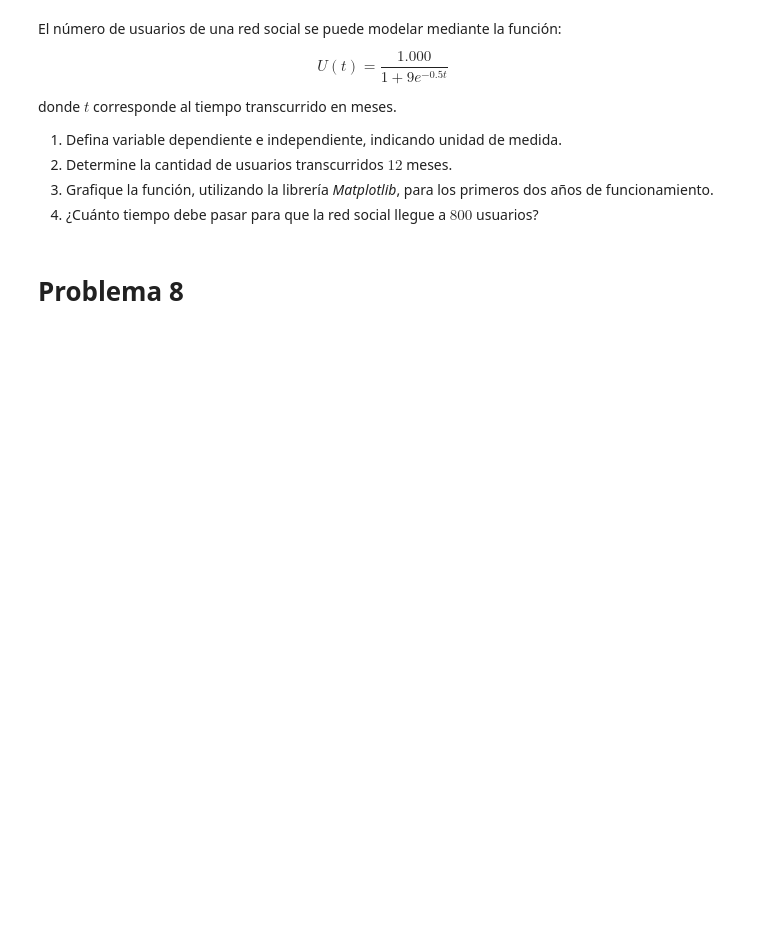
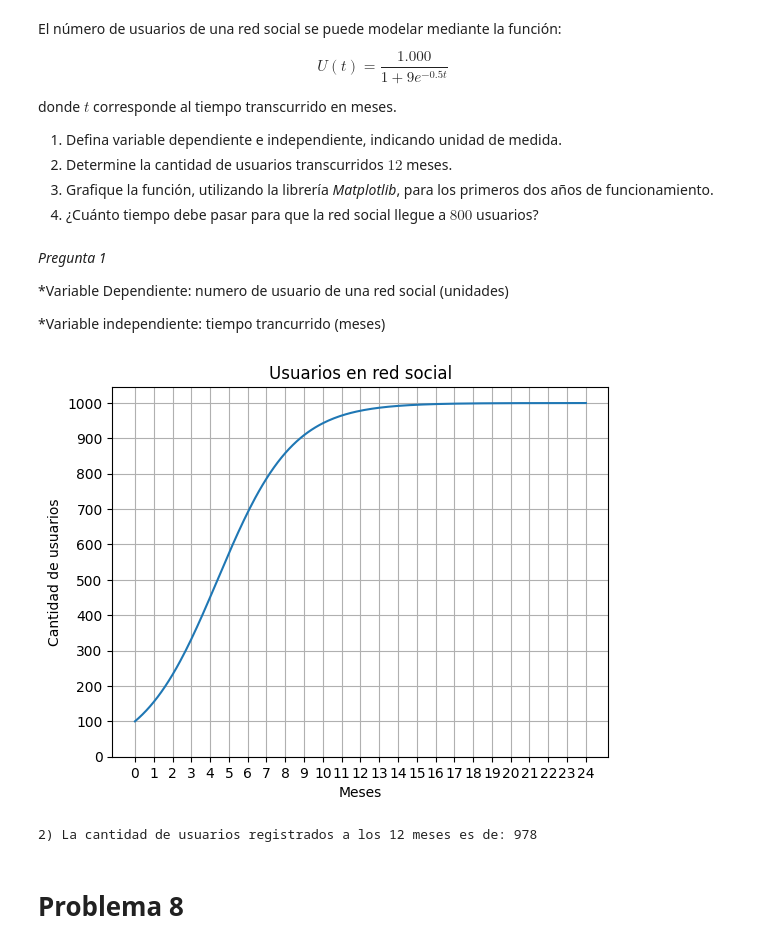
Before and after one commit to nicolasandovalm-svg/ejerciciosPython2026, a Jupyter notebook: Matematica Aplicada/G1_Funciones.ipynb, the cells around one changed output. Saved outputs shown, nothing was run; the diff lists cells and outputs as text; code cells hidden in the pictures; blank space fills up the shorter version.

Commit message:
respondimos la pregunta 7 (de la 1 a a 7 ya estan resueltas).

```diff
--- a/Matematica Aplicada/G1_Funciones.ipynb
+++ b/Matematica Aplicada/G1_Funciones.ipynb
@@ -182,6 +182,39 @@ donde $t$ corresponde al tiempo transcurrido en meses.
 2.  Determine la cantidad de usuarios transcurridos $12$ meses.
 3.  Grafique la función, utilizando la librería *Matplotlib*, para los primeros dos años de funcionamiento.
 4.  ¿Cuánto tiempo debe pasar para que la red social llegue a $800$ usuarios?
+# %%
+import numpy as np
+def U(t):
+    return 1000 / (1 + 9*np.exp(-0.5*t))
+# %% [markdown]
+*Pregunta 1*
+
+*Variable Dependiente: numero de usuario de una red social (unidades)
+
+*Variable independiente: tiempo trancurrido (meses)
+# %%
+import numpy as np
+def U (t):
+    return 1000 / (1 + 9*np.exp(-0.5*t))
+
+import matplotlib.pyplot as plt
+import numpy as np
+
+x =np.arange(0,24.1,0.1)
+
+#Graficar:
+plt.plot(x,U(x) )   #plt.plot(x,funcion a graficar(x))
+plt.title('Usuarios en red social')   #título
+plt.xlabel('Meses')      #Eje x
+plt.ylabel('Cantidad de usuarios')       #Eje y
+plt.xticks(np.arange(0,24.1,1))
+plt.yticks(np.arange(0,1001,100))
+plt.grid()       #Cuadrícula
+plt.show()
+print(f"2) La cantidad de usuarios registrados a los 12 meses es de: {round(U(12))}")
+# %% [output]
+[figure, added]
+2) La cantidad de usuarios registrados a los 12 meses es de: 978
 # %% [markdown]
 # Problema 8
 # %% [markdown]
```
